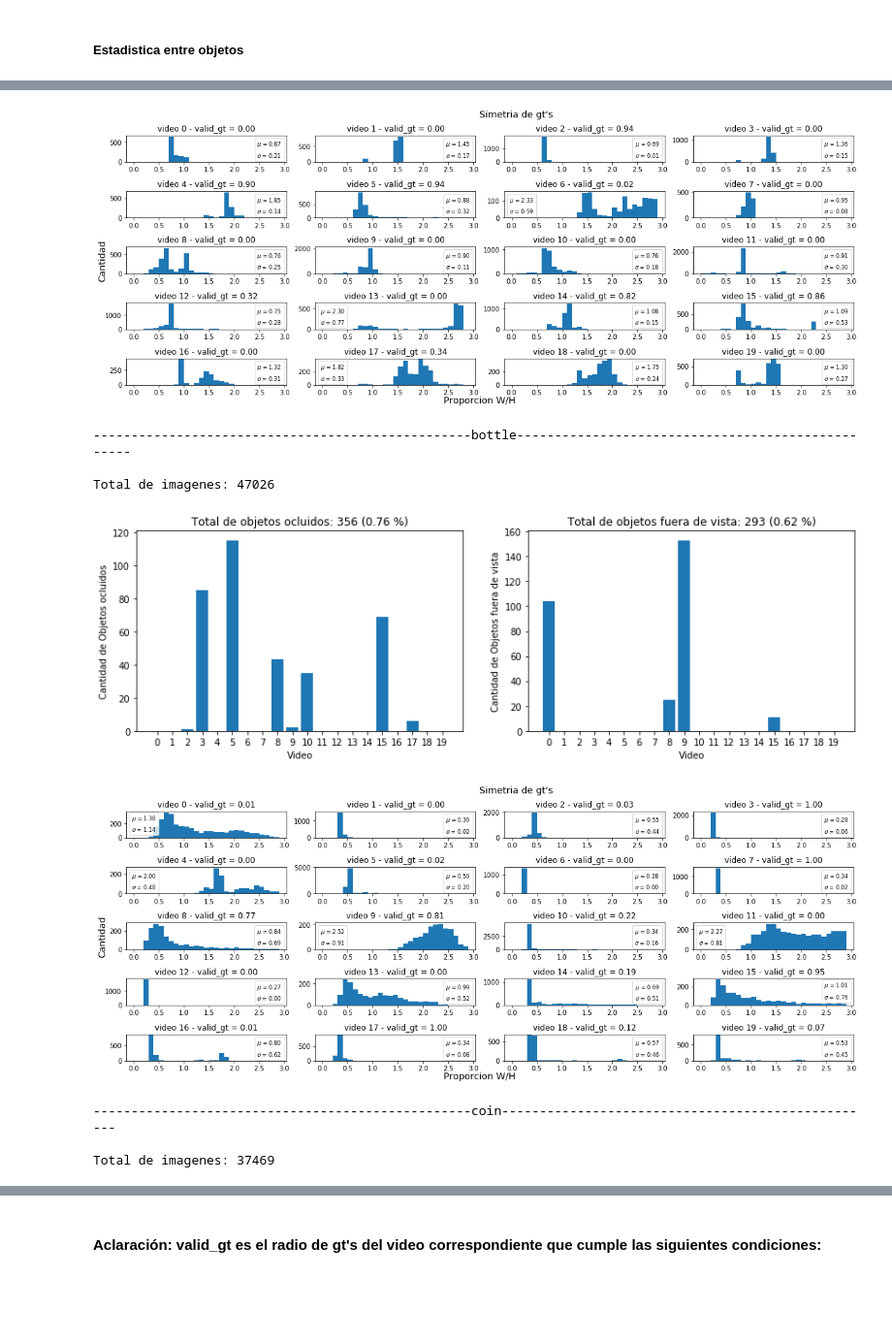
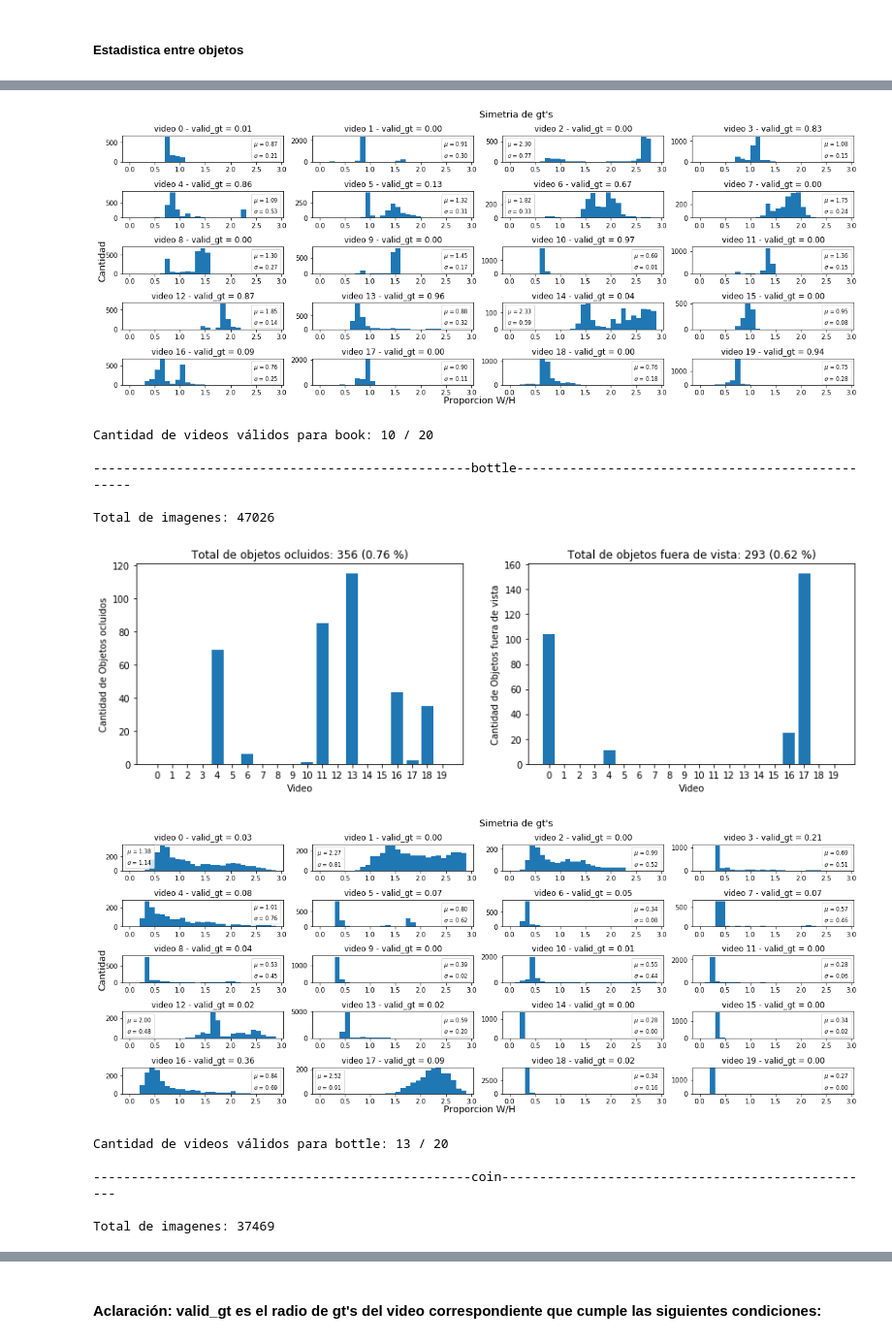
Before and after one commit to JoseVillagranE/LaSOT-Stats, a Jupyter notebook: LaSOT_Stats.ipynb, the cells around one changed output, grey strips where cells are left out. Shown at 97% size. Drawn from its saved outputs; the diff is of its cells as text; code cells hidden in the pictures; blank space fills up the shorter version.

```diff
--- a/LaSOT_Stats.ipynb
+++ b/LaSOT_Stats.ipynb
@@ -37,7 +37,8 @@ shapes = [] # one shape per video
 
 
 for idx, obj in enumerate(objects):
-    for idx_video, video in enumerate(sorted(glob.glob(os.path.join(path_lasot_data, obj, "**/")))):
+    for idx_video in range(20):
+        video = os.path.join(path_lasot_data, obj, obj + "-" + str(idx_video+1))
         with open(os.path.join(video,'groundtruth.txt'), 'r') as f_gt:
             f_gt = f_gt.readlines()
 
@@ -103,6 +104,7 @@ Total de objetos fuera de vista: 1412
 ##### Estadistica entre objetos
 # %%
 prop_bbx = 1.5
+valids_videos_all = []
 for idx, obj in enumerate(objects):
     print('-'*50, end='')
     print(obj, end='')
@@ -139,6 +141,9 @@ for idx, obj in enumerate(objects):
     fig.text(0.5, 0, 'Proporcion W/H', ha='center', fontsize=14)
     fig.text(0, 0.5, 'Cantidad', va='center', rotation='vertical', fontsize=14)
     bins = np.arange(0, 3, 0.1)
+
+    valids_videos = 0
+
     for i in range(20):
         (w_im, h_im) = shapes[idx*20 + i]
         valids_gt = 0
@@ -147,15 +152,22 @@ for idx, obj in enumerate(objects):
         for idx_video, frame_gt in enumerate(gt_):
             x_gt, y_gt = float(frame_gt.split(',')[0]), float(frame_gt.split(',')[1])
             w_gt, h_gt = float(frame_gt.split(',')[2]), float(frame_gt.split(',')[3])
-            r = math.sqrt((w_gt/2.0)**2 + (h_gt/2.0)**2)
+            #r = math.sqrt((w_gt/2.0)**2 + (h_gt/2.0)**2)
+            r = max(w_gt/2.0, h_gt/2.0)  # PL modificado a max( )
             x_gt_center, y_gt_center = x_gt + w_gt/2, y_gt + h_gt/2
             if x_gt_center - prop_bbx*r > 0 and \
                x_gt_center + prop_bbx*r < w_im and \
                y_gt_center - prop_bbx*r > 0 and \
-               y_gt_center + prop_bbx*r < h_im:
+               y_gt_center + prop_bbx*r < h_im and \
+               w_gt >= 50 and \
+               h_gt >= 50 and \
+               w_gt / h_gt >= 0.5 and \
+               h_gt / w_gt >= 0.5:
 
                 valids_gt += 1
 
+        if (valids_gt > 0.8*20):
+            valids_videos += 1
 
         mean = statistics.mean(gt_stat[i])
         std = statistics.stdev(gt_stat[i])
@@ -171,7 +183,20 @@ for idx, obj in enumerate(objects):
     plt.show()
     #print(f"Cantidad de gt's doblemente asimetrico: ")
     #print(f"Cantidad de gt's triplemente asimetrico: ")
+    print("Cantidad de videos válidos para %s: %d / 20" % (obj, valids_videos))
     print()
+    valids_videos_all.append(valids_videos)
+
+
+print("---")
+
+print("Resumen:")
+for idx, obj in enumerate(objects):
+  print("Cantidad de videos válidos para %s: %d / 20" % (obj, valids_videos_all[idx]))
+print("")
+sum_all = np.sum(valids_videos_all)
+n_tot = len(objects)*20
+print("Cantidad de videos válidos para todos los objetos: %d / %d = %f" % (sum_all, n_tot, sum_all/n_tot))
 # %% [output]
 --------------------------------------------------book--------------------------------------------------
 
@@ -180,9 +205,13 @@ Total de imagenes: 41583
-[figure, old version]
+[figure, new version]
+Cantidad de videos válidos para book: 10 / 20
+
 --------------------------------------------------bottle--------------------------------------------------
 
 Total de imagenes: 47026
-[figure, old version]
+[figure, new version]
-[figure, old version]
+[figure, new version]
+Cantidad de videos válidos para bottle: 13 / 20
+
 --------------------------------------------------coin--------------------------------------------------
 
 Total de imagenes: 37469
```
Also changed, not shown: parts of 2 cells of this notebook.
